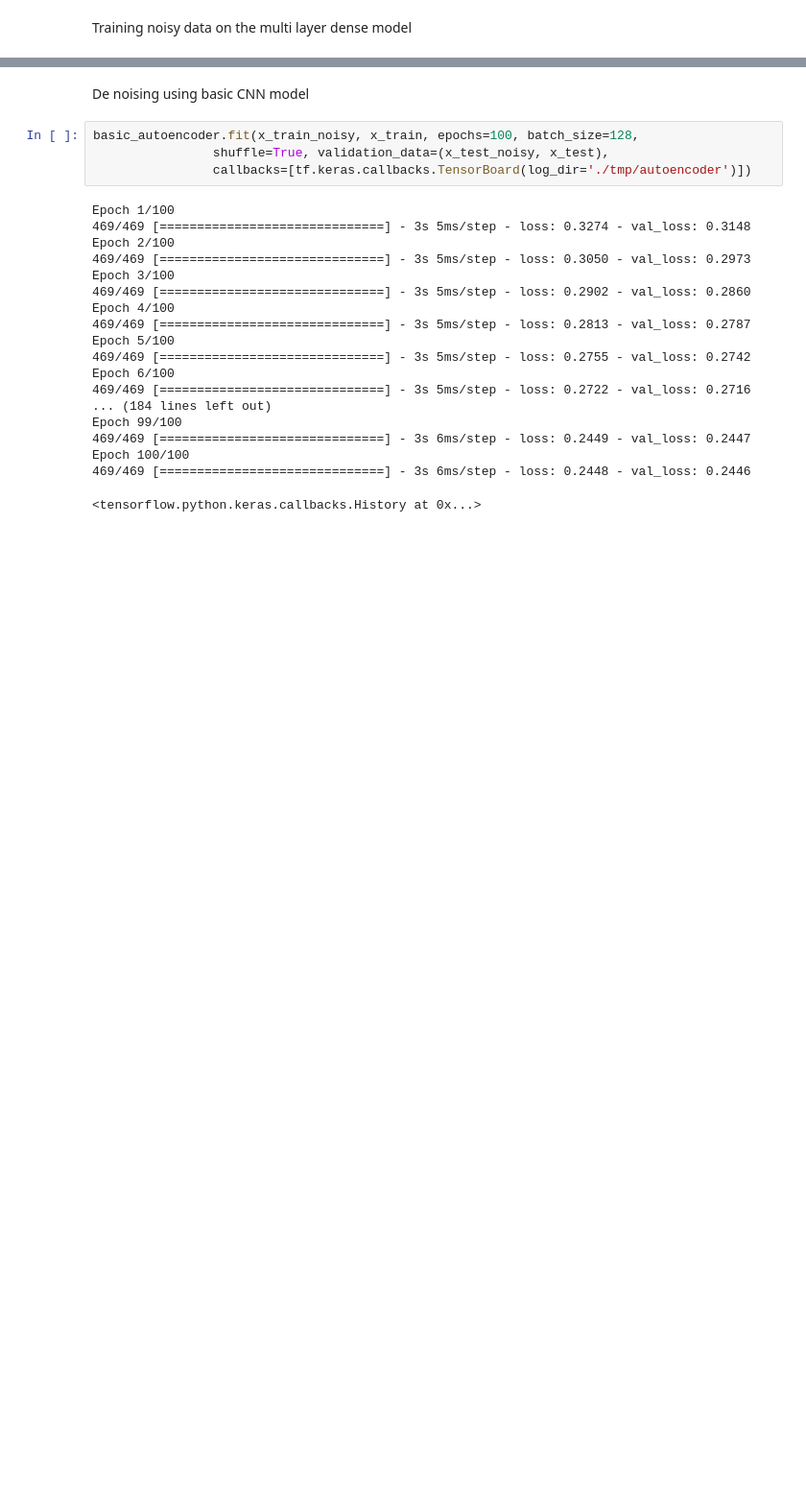
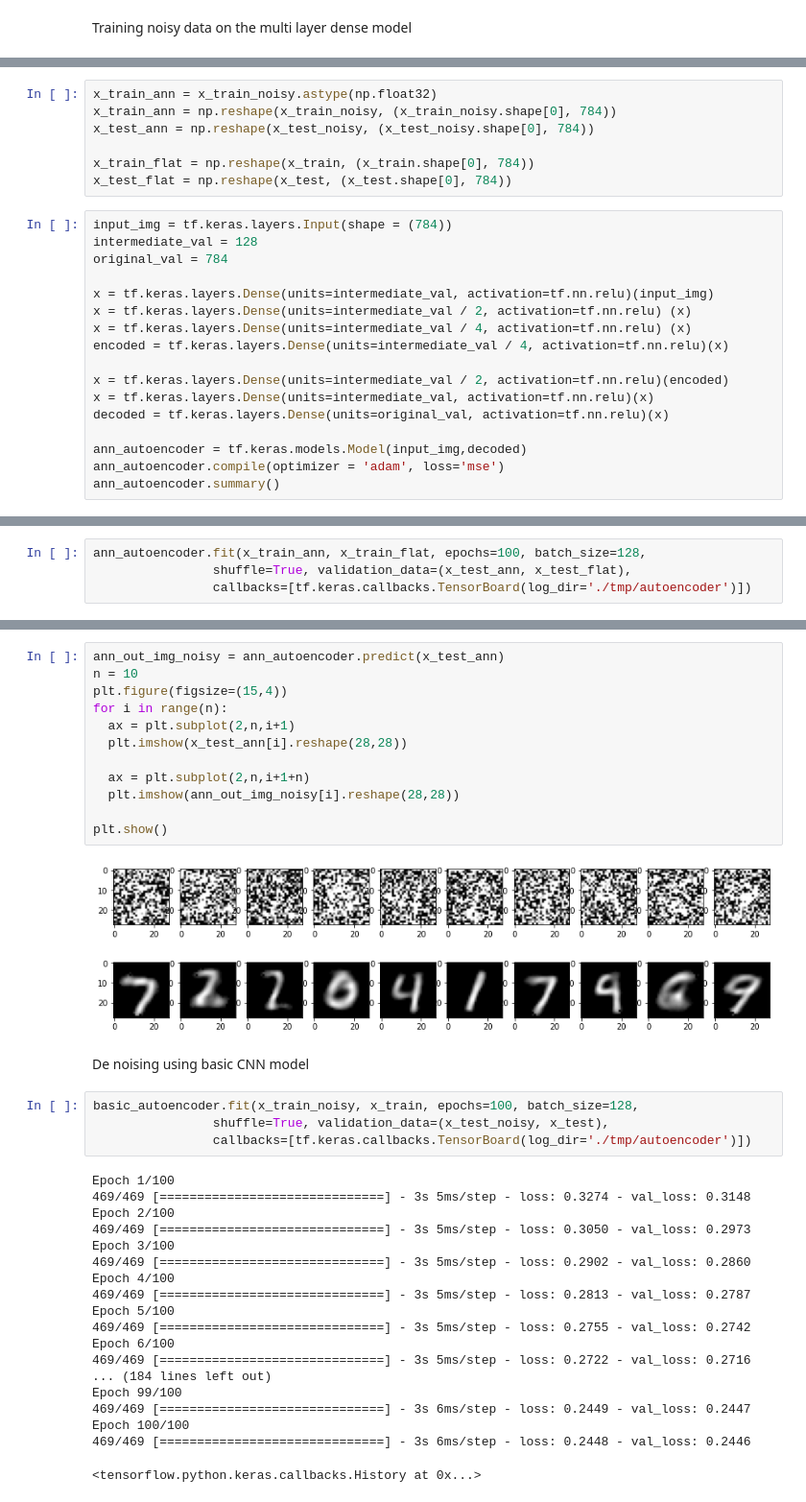
Before and after one commit to shivam-kislay/ATMTransaction, a Jupyter notebook: ShivamKislayAssignment.ipynb, the cells around one changed output, grey strips where cells are left out. Shown at 96% size. Drawn from its saved outputs; the diff is of its cells as text; blank space fills up the shorter version.

```diff
--- a/ShivamKislayAssignment.ipynb
+++ b/ShivamKislayAssignment.ipynb
@@ -654,0 +651,24 @@ train_loop(model3, opt, loss, noisy_training_data, 100)
+# %%
+x_train_ann = x_train_noisy.astype(np.float32)
+x_train_ann = np.reshape(x_train_noisy, (x_train_noisy.shape[0], 784))
+x_test_ann = np.reshape(x_test_noisy, (x_test_noisy.shape[0], 784))
+
+x_train_flat = np.reshape(x_train, (x_train.shape[0], 784))
+x_test_flat = np.reshape(x_test, (x_test.shape[0], 784))
+# %%
+input_img = tf.keras.layers.Input(shape = (784))
+intermediate_val = 128
+original_val = 784
+
+x = tf.keras.layers.Dense(units=intermediate_val, activation=tf.nn.relu)(input_img)
+x = tf.keras.layers.Dense(units=intermediate_val / 2, activation=tf.nn.relu) (x)
+x = tf.keras.layers.Dense(units=intermediate_val / 4, activation=tf.nn.relu) (x)
+encoded = tf.keras.layers.Dense(units=intermediate_val / 4, activation=tf.nn.relu)(x)
+
+x = tf.keras.layers.Dense(units=intermediate_val / 2, activation=tf.nn.relu)(encoded)
+x = tf.keras.layers.Dense(units=intermediate_val, activation=tf.nn.relu)(x)
+decoded = tf.keras.layers.Dense(units=original_val, activation=tf.nn.relu)(x)
+
+ann_autoencoder = tf.keras.models.Model(input_img,decoded)
+ann_autoencoder.compile(optimizer = 'adam', loss='mse')
+ann_autoencoder.summary()
@@ -654,0 +693,4 @@ train_loop(model3, opt, loss, noisy_training_data, 100)
+# %%
+ann_autoencoder.fit(x_train_ann, x_train_flat, epochs=100, batch_size=128,
+                shuffle=True, validation_data=(x_test_ann, x_test_flat),
+                callbacks=[tf.keras.callbacks.TensorBoard(log_dir='./tmp/autoencoder')])
@@ -655,3 +716,17 @@ train_loop(model3, opt, loss, noisy_training_data, 100)
+# %%
+ann_out_img_noisy = ann_autoencoder.predict(x_test_ann)
+n = 10
+plt.figure(figsize=(15,4))
+for i in range(n):
+  ax = plt.subplot(2,n,i+1)
+  plt.imshow(x_test_ann[i].reshape(28,28))
+
+  ax = plt.subplot(2,n,i+1+n)
+  plt.imshow(ann_out_img_noisy[i].reshape(28,28))
+
+plt.show()
+# %% [output]
+[figure, added]
 # %% [markdown]
 De noising using basic CNN model
 # %%
```
Also changed, not shown: parts of 8 cells of this notebook.
